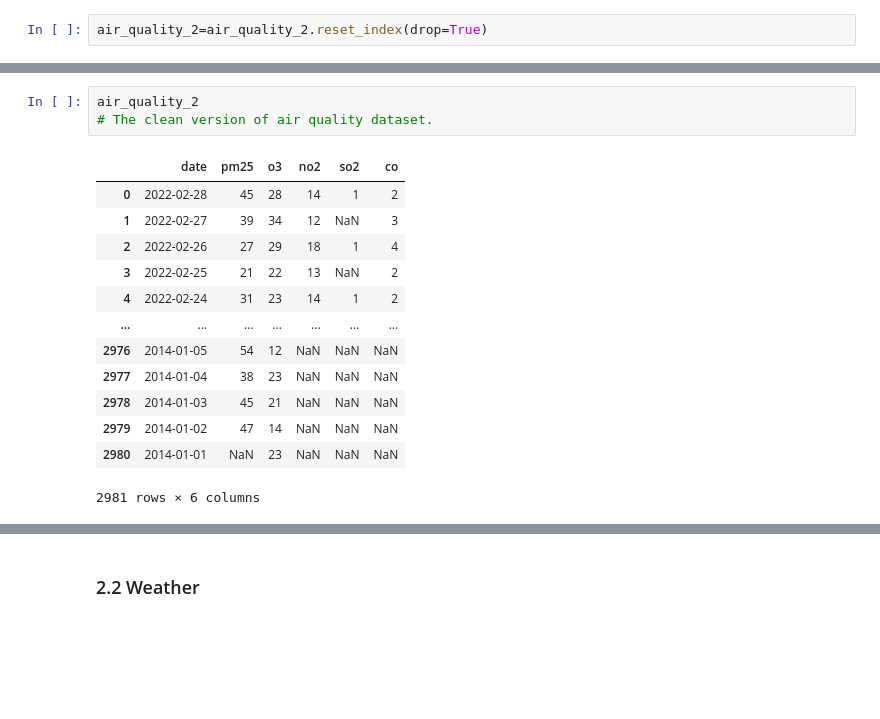
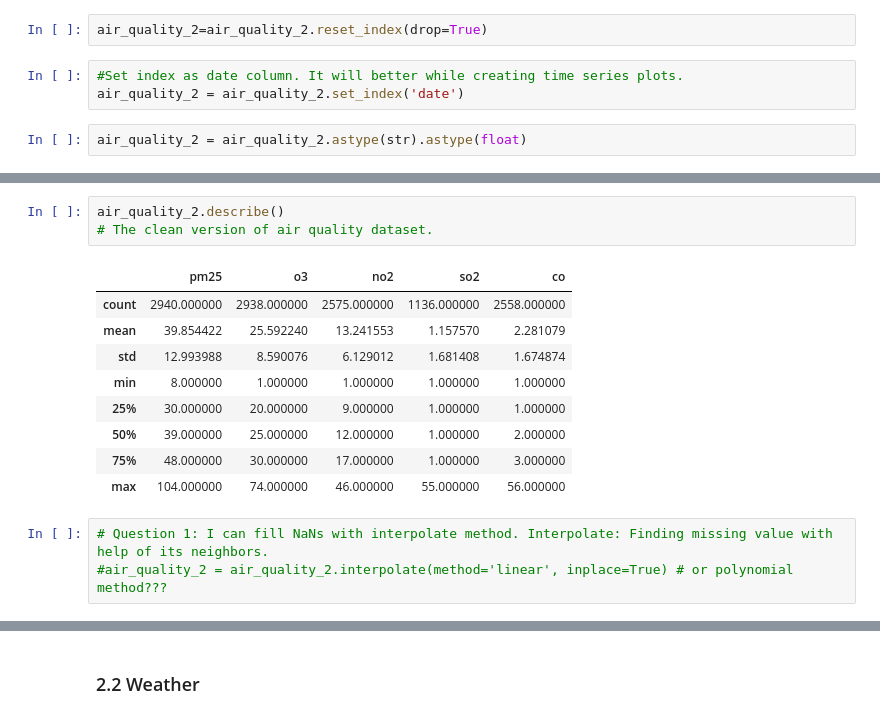
Before and after one commit to hangulde/Springboard, a Jupyter notebook: Capstone 2/Capstone 2. Boston Air Quality.ipynb, the cells around one changed output, grey strips where cells are left out. Cells and saved outputs as stored; diff of their text form; blank space fills up the shorter version.

```diff
--- a/Capstone 2/Capstone 2. Boston Air Quality.ipynb
+++ b/Capstone 2/Capstone 2. Boston Air Quality.ipynb
@@ -149,3 +139,8 @@ dtype: int64
 air_quality_2 = air_quality_2.sort_values(by=['date'], ascending=False)
 # %%
 air_quality_2=air_quality_2.reset_index(drop=True)
+# %%
+#Set index as date column. It will better while creating time series plots.
+air_quality_2 = air_quality_2.set_index('date')
+# %%
+air_quality_2 = air_quality_2.astype(str).astype(float)
@@ -152,17 +157,16 @@ air_quality_2=air_quality_2.reset_index(drop=True)
 # %%
-air_quality_2
+air_quality_2.describe()
 # The clean version of air quality dataset.
 # %% [output]
-|  | date | pm25 | o3 | no2 | so2 | co |
-| 0 | 2022-02-28 | 45 | 28 | 14 | 1 | 2 |
-| 1 | 2022-02-27 | 39 | 34 | 12 | NaN | 3 |
-| 2 | 2022-02-26 | 27 | 29 | 18 | 1 | 4 |
-| 3 | 2022-02-25 | 21 | 22 | 13 | NaN | 2 |
-| 4 | 2022-02-24 | 31 | 23 | 14 | 1 | 2 |
-| ... | ... | ... | ... | ... | ... | ... |
-| 2976 | 2014-01-05 | 54 | 12 | NaN | NaN | NaN |
-| 2977 | 2014-01-04 | 38 | 23 | NaN | NaN | NaN |
-| 2978 | 2014-01-03 | 45 | 21 | NaN | NaN | NaN |
-| 2979 | 2014-01-02 | 47 | 14 | NaN | NaN | NaN |
-| 2980 | 2014-01-01 | NaN | 23 | NaN | NaN | NaN |
+|  | pm25 | o3 | no2 | so2 | co |
+| count | 2940.000000 | 2938.000000 | 2575.000000 | 1136.000000 | 2558.000000 |
+| mean | 39.854422 | 25.592240 | 13.241553 | 1.157570 | 2.281079 |
+| std | 12.993988 | 8.590076 | 6.129012 | 1.681408 | 1.674874 |
+| min | 8.000000 | 1.000000 | 1.000000 | 1.000000 | 1.000000 |
+| 25% | 30.000000 | 20.000000 | 9.000000 | 1.000000 | 1.000000 |
+| 50% | 39.000000 | 25.000000 | 12.000000 | 1.000000 | 2.000000 |
+| 75% | 48.000000 | 30.000000 | 17.000000 | 1.000000 | 3.000000 |
+| max | 104.000000 | 74.000000 | 46.000000 | 55.000000 | 56.000000 |
-2981 rows × 6 columns
+# %%
+# Question 1: I can fill NaNs with interpolate method. Interpolate: Finding missing value with help of its neighbors.
+#air_quality_2 = air_quality_2.interpolate(method='linear', inplace=True) # or polynomial method???
```
Also changed, not shown: parts of 56 cells of this notebook.
